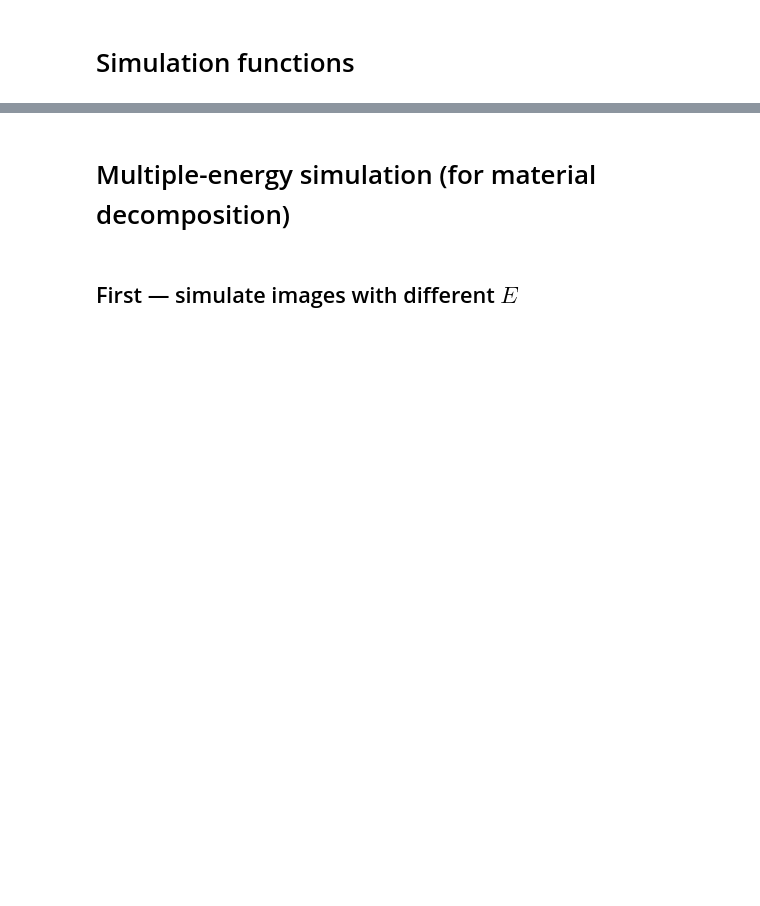
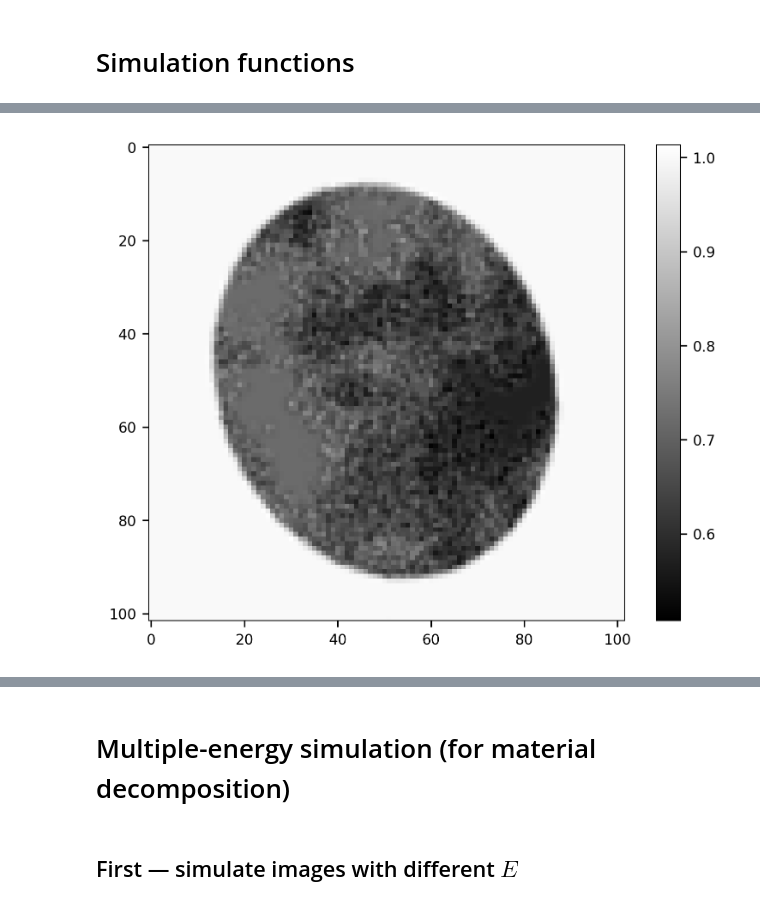
Before and after one commit to gjadick/xpc-mammo, a Jupyter notebook: simulate.ipynb, the cells around one changed output, grey strips where cells are left out. Cells and saved outputs as stored; diff of their text form; code cells hidden in the pictures; blank space fills up the shorter version.

```diff
--- a/simulate.ipynb
+++ b/simulate.ipynb
@@ -102,88 +109,7 @@ plt.show()
 # %% [markdown]
 # Simulation functions
 # %%
-%%time
-
-def simulate_projection(proj_beta, proj_delta, dx, det_N, det_dx, energy, R,
-                        I0=None, det_psf=None, det_fwhm=5e-6, n_medium=1, N_pad=100, key=jax.random.PRNGKey(3)):
-    """
-    Simulates a single-energy X-ray phase-contrast imaging (XPCI) projection using propagation-based phase contrast.
-
-    Parameters
-    ----------
-    proj_beta : ndarray
-        2D array representing the line integral of the imaginary part of the refractive index (∫ beta dz)
-        at a given X-ray energy.
-    proj_delta : ndarray
-        2D array representing the line integral of the real part of the refractive index decrement (∫ delta dz)
-        at the same X-ray energy as specified by the `energy` argument.
-    dx : float
-        Pixel size of the input projections (phantom resolution) in meters.
-    det_N : int
-        Number of detector pixels along one dimension (assumes a square detector).
-    det_dx : float
-        Detector pixel size in meters.
-    energy : float
-        X-ray energy in keV used for the simulation. **Must match the energy used to generate `proj_beta` and `proj_delta`.**
-    R : float
-        Propagation distance (object-to-detector) in meters.
-    I0 : float, optional
-        Mean incident photon fluence per pixel (used to apply Poisson noise).
-    det_psf : callable, optional
-        Point spread function (PSF) model for the detector, applied as a blur to the image.
-    det_fwhm : float, optional
-        Full-width at half maximum (FWHM) of the detector PSF in meters. Default is 1e-6.
-    n_medium : float, optional
-        Refractive index of the propagation medium (e.g., air = 1.0). Default is 1.
-    N_pad : int, optional
-        Padding used in the transfer propagation step. Default is 100.
-    key : jax.random.PRNGKey, optional
-        PRNG key for generating Poisson noise if `I0` is specified.
-
-    Returns
-    -------
-    img : ndarray
-        Simulated detector intensity image, normalized such that the center pixel equals 1.0 before noise and PSF.
-
-    Notes
-    -----
-    - The input projections `proj_beta` and `proj_delta` **must be computed at the same energy** as the `energy` parameter.
-    - The detector field of view (`det_N * det_dx`) **must be less than or equal to** the phantom field of view (`proj_beta.shape[0] * dx`).
-    - If `I0` is provided, Poisson noise is applied to simulate quantum noise.
-    - If `det_psf` is provided, a PSF blur is applied to simulate detector resolution.
-    - This function assumes square images and detectors.
-    """
-
-    assert (proj_beta.shape == proj_delta.shape)
-    assert det_N * det_dx <= proj_beta.shape[0] * dx, 'Detector FOV must be <= phantom FOV'
-
-    phantom_fov = proj_beta.shape[0] * dx
-    det_shape = (det_N, det_N)
-
-    field = cx.plane_wave(
-        shape = proj_beta.shape,
-        dx = dx,
-        spectrum = get_wavelen(energy),
-        spectral_density = 1.0,
-    )
-    field = field / field.intensity.max()**0.5  # normalize
-    cval = field.intensity.max()
-
-    exit_field = cx.thin_sample(field, proj_beta[None, ..., None, None], proj_delta[None, ..., None, None], 1.0)
-    det_field = cx.transfer_propagate(exit_field, R, n_medium, N_pad, cval=cval, mode='same')
-
-    det_img = det_field.intensity.squeeze()
-    if det_psf is not None:
-        det_img = apply_psf(det_img, dx, psf=det_psf, fwhm=det_fwhm, kernel_width=0.1)
-
-    det_resample_func = init_plane_resample(det_shape, (det_dx, det_dx), resampling_method='linear')
-    img = det_resample_func(det_img[...,None,None], field.dx.ravel()[:1])[...,0,0]
-    img /= img.ravel()[0]
-
-    if I0 is not None:
-        img = jax.random.poisson(key, I0*img, img.shape) / I0
-
-    return img
+img = run_projection_demo(proj_beta, proj_delta, N=N, Nz=Nz)
 
 energy = 20
 R = 10e-2
@@ -197,3 +123,4 @@ img = simulate_projection(proj_beta*c, proj_delta*c, dx, det_N, det_dx, energy,
 plt.imshow(img)
 plt.colorbar()
 plt.show()
+# %% [output]
@@ -199,0 +128 @@ plt.show()
+[figure, added]
```
Also changed, not shown: parts of 5 cells of this notebook.
